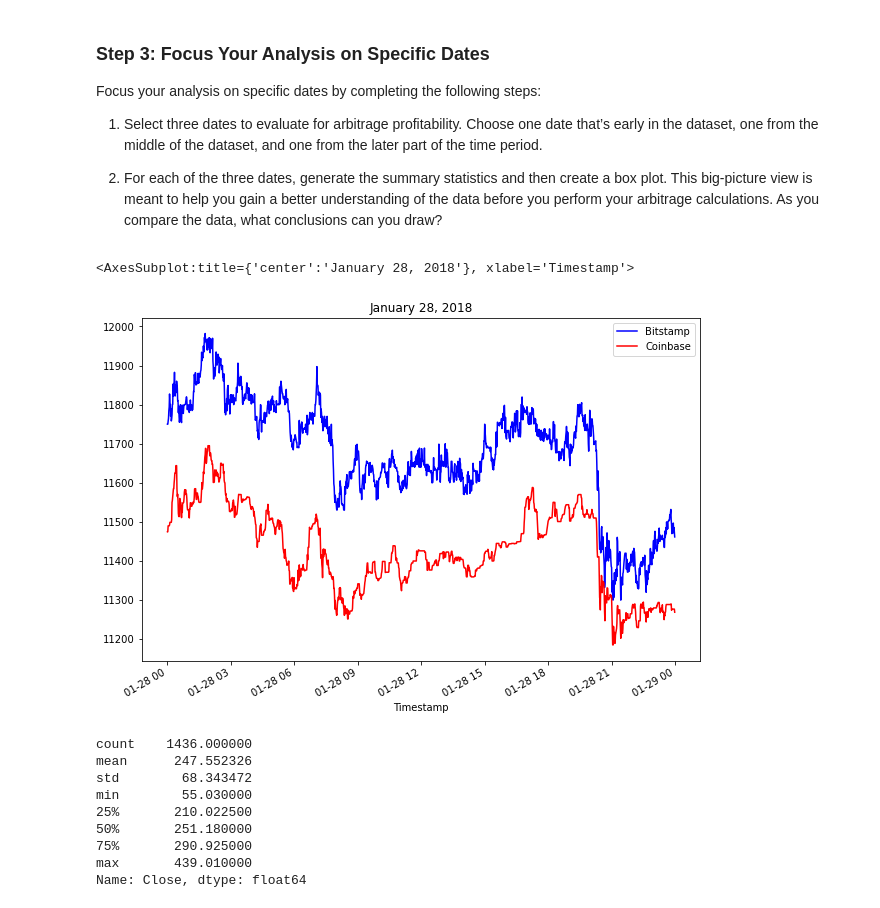
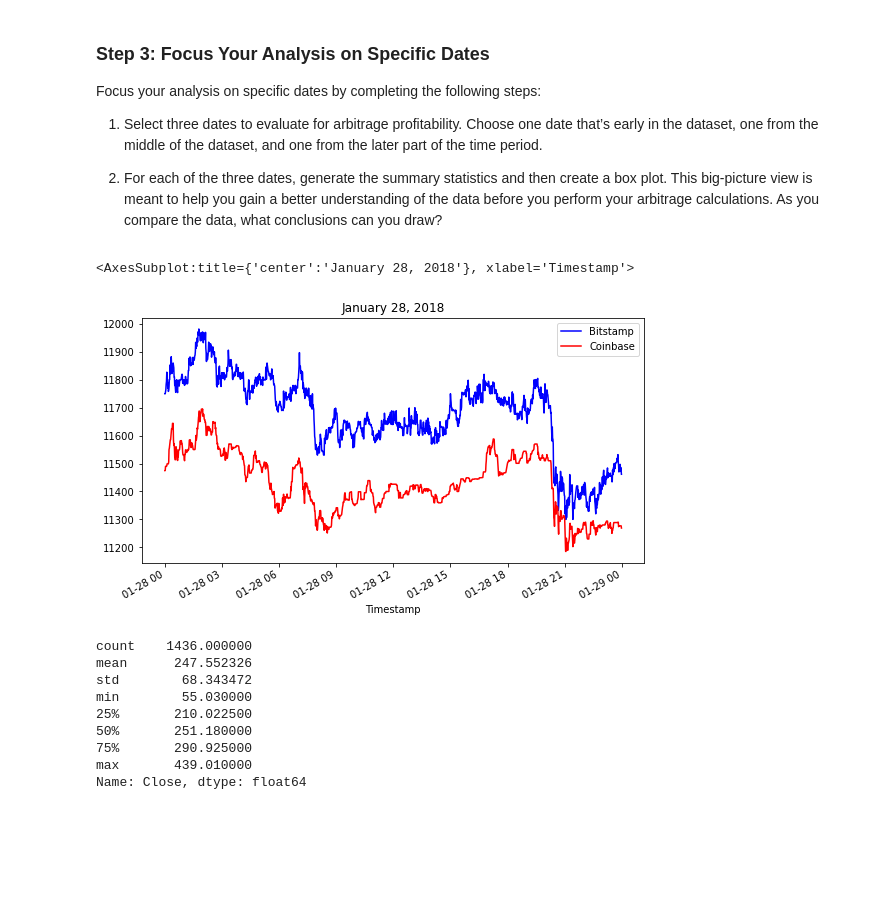
Before and after one commit to Sam-Weiner/Crypto_Arbitrage_Opp_Analysis, a Jupyter notebook: crypto_arbitrage.ipynb, the cells around one changed output. Drawn from its saved outputs; the diff is of its cells as text; code cells hidden in the pictures; blank space fills up the shorter version.

```diff
--- a/crypto_arbitrage.ipynb
+++ b/crypto_arbitrage.ipynb
@@ -373,12 +373,12 @@ Focus your analysis on specific dates by completing the following steps:
 # %%
 # Create an overlay plot that visualizes the two dataframes over a period of one day early in the dataset.
 # Be sure that the plots include the parameters `legend`, `figsize`, `title`, `color` and `label`
 bitstamp_sliced.loc["2018-01-28"].plot(
     legend=True, color="blue", title ="January 28, 2018", figsize=(10,7), label ="Bitstamp")
-coinbase_sliced.loc["2018-01-28"].plot(legend=True, figsize=(10,7), label="Coinbase", color = "red")
+coinbase_sliced.loc["2018-01-28"].plot(legend=True, figsize=(9,5), label="Coinbase", color = "red")
 # %% [output]
 <AxesSubplot:title={'center':'January 28, 2018'}, xlabel='Timestamp'>
-[figure, old version]
+[figure, new version]
 # %%
 # Using the early date that you have selected, calculate the arbitrage spread
 # by subtracting the bitstamp lower closing prices from the coinbase higher closing prices
```
Also changed, not shown: parts of 1 cell of this notebook, 5 other files.
